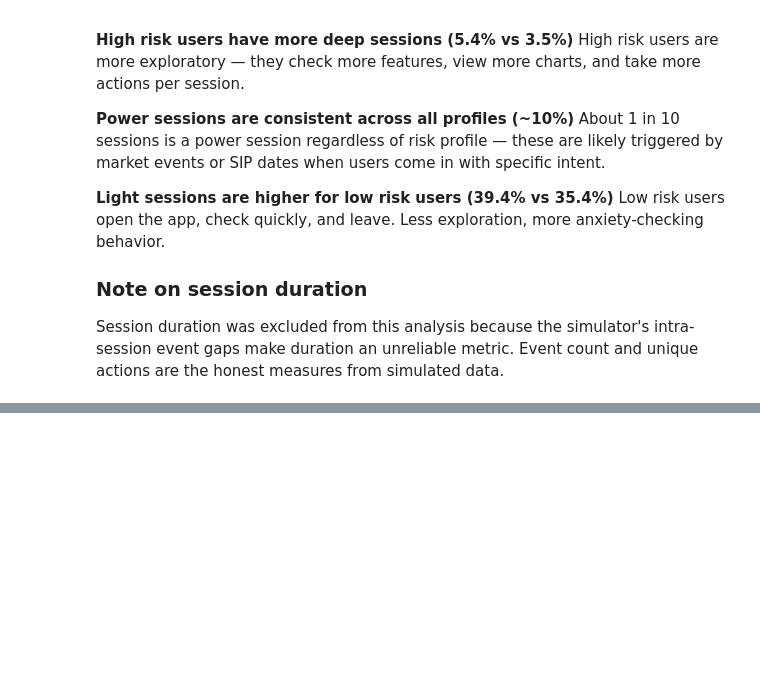
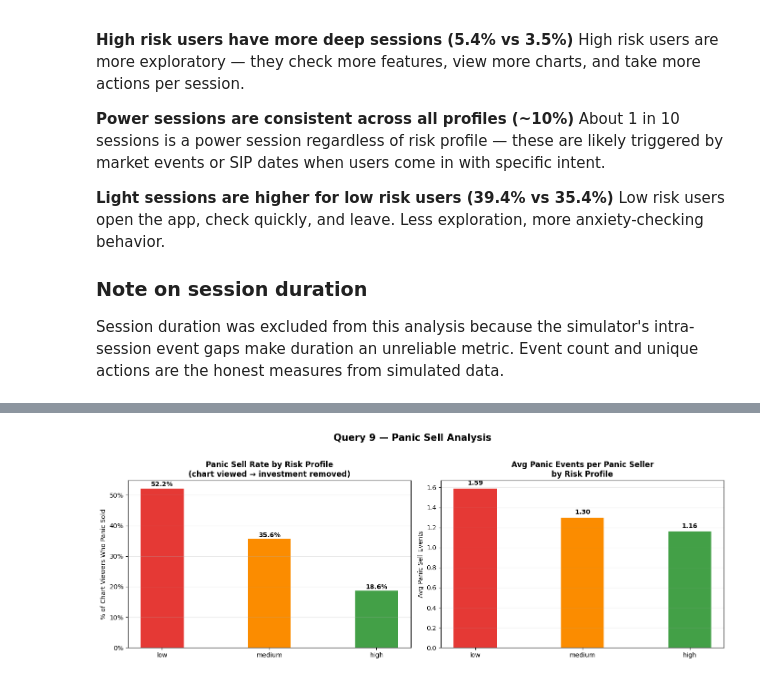
Before and after one commit to srgmnagar/FinPath, a Jupyter notebook: notebooks/finpath_analytics.ipynb, the cells around one changed output, grey strips where cells are left out. Cells and saved outputs as stored; diff of their text form; code cells hidden in the pictures; blank space fills up the shorter version.

```diff
--- a/notebooks/finpath_analytics.ipynb
+++ b/notebooks/finpath_analytics.ipynb
@@ -919,0 +1093,35 @@ are the honest measures from simulated data.
+# %%
+fig, axes = plt.subplots(1, 2, figsize=(14, 5))
+colors = {'low': '#E53935', 'medium': '#FB8C00', 'high': '#43A047'}
+bar_colors = [colors[r] for r in df_panic['risk_profile']]
+
+# Chart 1: Panic sell rate %
+ax1 = axes[0]
+bars = ax1.bar(df_panic['risk_profile'], df_panic['panic_sell_rate_pct'], color=bar_colors, width=0.4)
+for bar, val in zip(bars, df_panic['panic_sell_rate_pct']):
+    ax1.text(bar.get_x() + bar.get_width() / 2,
+             bar.get_height() + 0.2, f'{val:.1f}%',
+             ha='center', va='bottom', fontweight='bold')
+ax1.yaxis.set_major_formatter(mtick.PercentFormatter())
+ax1.set_title('Panic Sell Rate by Risk Profile\n(chart viewed → investment removed)',
+              fontsize=12, fontweight='bold')
+ax1.set_ylabel('% of Chart Viewers Who Panic Sold')
+ax1.grid(axis='y', alpha=0.3)
+
+# Chart 2: Avg panic events per seller
+ax2 = axes[1]
+bars2 = ax2.bar(df_panic['risk_profile'], df_panic['avg_panic_events_per_seller'], color=bar_colors, width=0.4)
+for bar, val in zip(bars2, df_panic['avg_panic_events_per_seller']):
+    ax2.text(bar.get_x() + bar.get_width() / 2,
+             bar.get_height() + 0.02, f'{val:.2f}',
+             ha='center', va='bottom', fontweight='bold')
+ax2.set_title('Avg Panic Events per Panic Seller\nby Risk Profile',
+              fontsize=12, fontweight='bold')
+ax2.set_ylabel('Avg Panic Sell Events')
+ax2.grid(axis='y', alpha=0.3)
+
+plt.suptitle('Query 9 — Panic Sell Analysis', fontsize=15, fontweight='bold', y=1.02)
+plt.tight_layout()
+plt.show()
+# %% [output]
+[figure, added]
```
Also changed, not shown: parts of 15 cells of this notebook, 1 other file.
